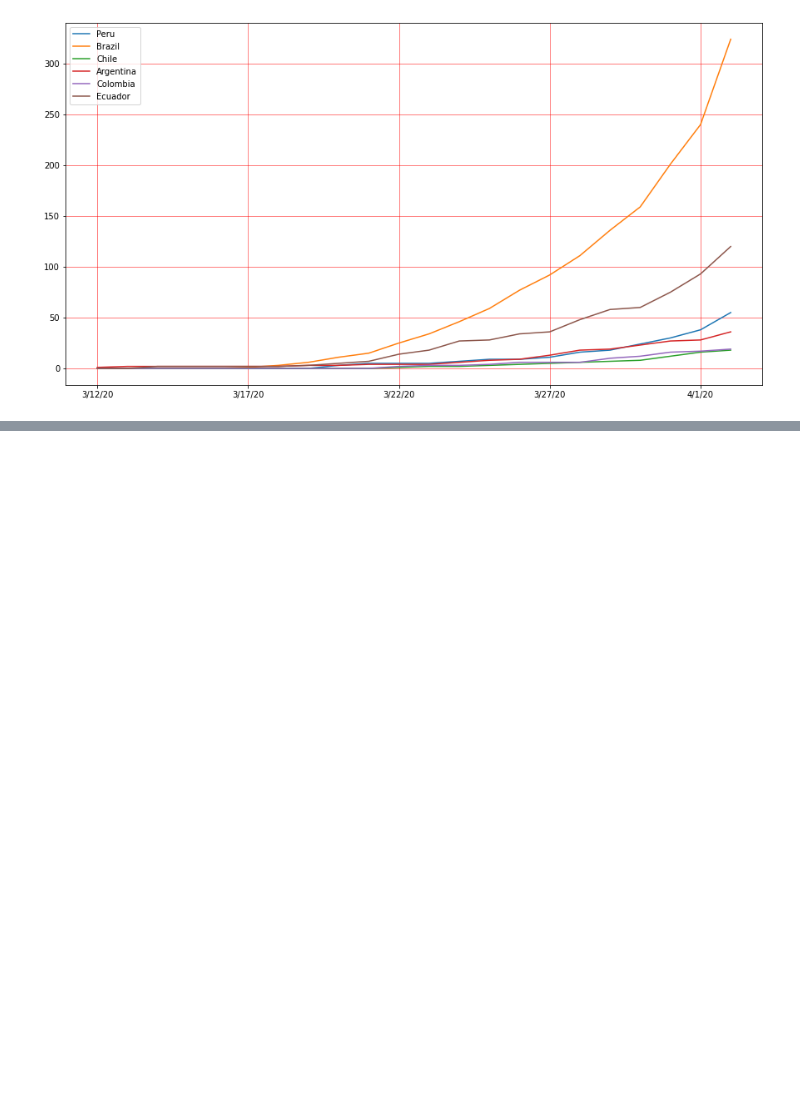
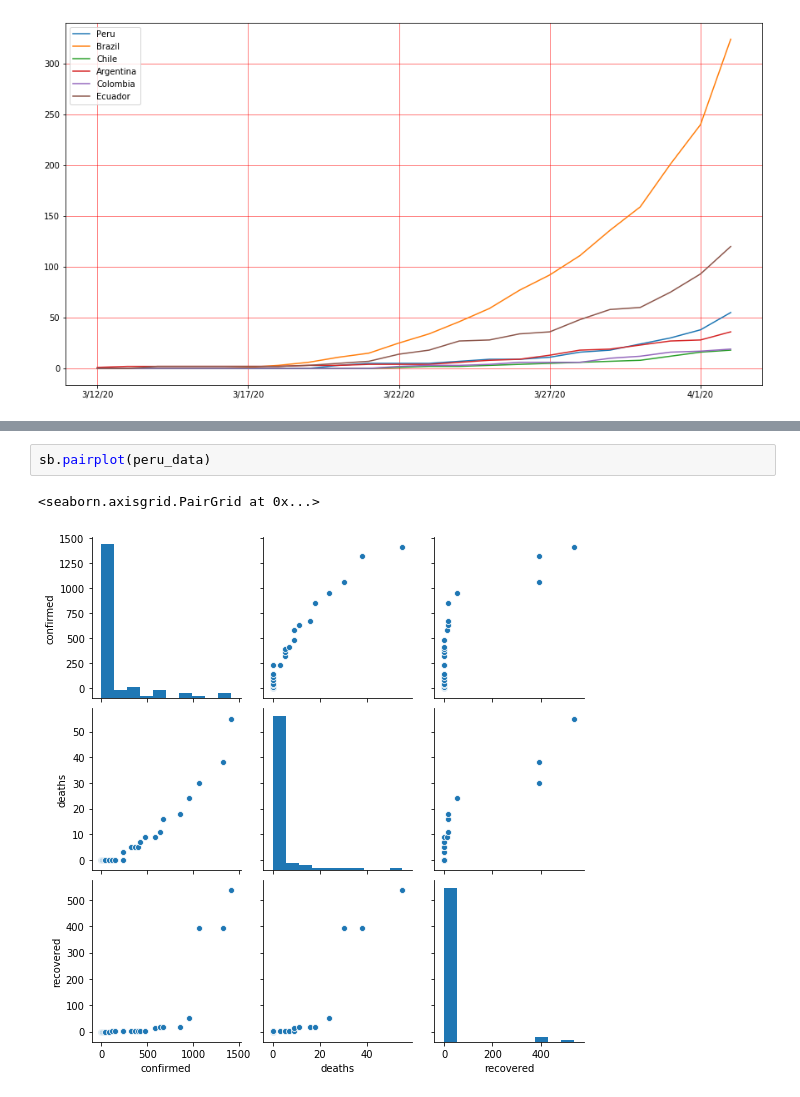
Before and after one commit to JosephPenaQuino/COVID19_UTEC_Economy, a Jupyter notebook: plot_images.ipynb, the cells around one changed output, grey strips where cells are left out. Saved outputs shown, nothing was run; the diff lists cells and outputs as text; blank space fills up the shorter version.

```diff
--- a/plot_images.ipynb
+++ b/plot_images.ipynb
@@ -78,0 +148,5 @@ plt.show()
+# %%
+sb.pairplot(peru_data)
+# %% [output]
+<seaborn.axisgrid.PairGrid at 0x...>
+[figure, added]
```
Also changed, not shown: parts of 24 cells of this notebook, 1 other file.
